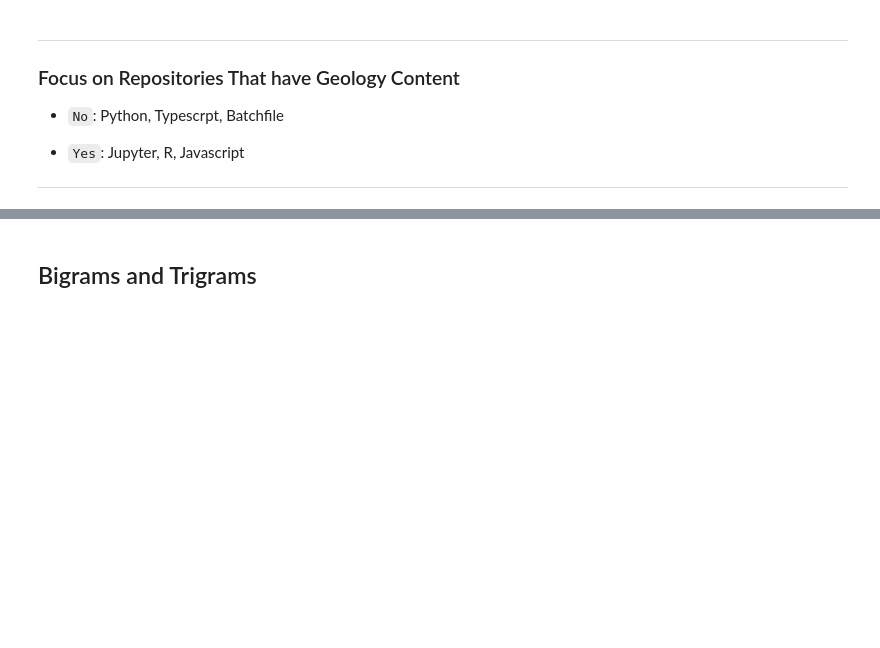
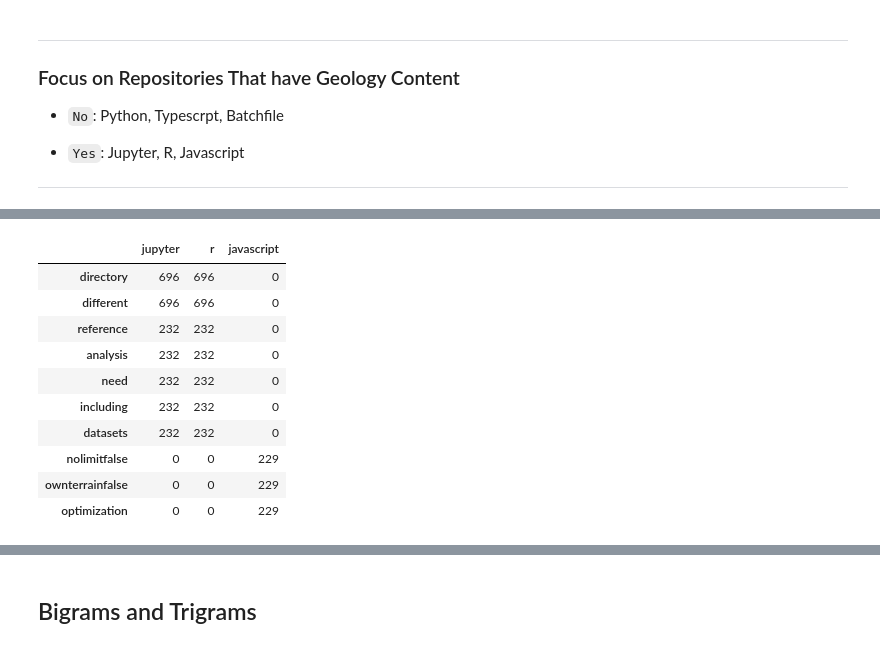
Before and after one commit to CSolitaire/side_projects, a Jupyter notebook: Web Scrapper Project.ipynb, the cells around one changed output, grey strips where cells are left out. Saved outputs shown, nothing was run; the diff lists cells and outputs as text; code cells hidden in the pictures; blank space fills up the shorter version.

```diff
--- a/Web Scrapper Project.ipynb
+++ b/Web Scrapper Project.ipynb
@@ -347,0 +370,15 @@ word_counts.head(20)
+# %%
+#These might be words to excude to make modeling easier
+word_counts[word_counts.r == word_counts.jupyter].sort_values(by='jupyter', ascending=False).head(10)
+# %% [output]
+|  | jupyter | r | javascript |
+| directory | 696 | 696 | 0 |
+| different | 696 | 696 | 0 |
+| reference | 232 | 232 | 0 |
+| analysis | 232 | 232 | 0 |
+| need | 232 | 232 | 0 |
+| including | 232 | 232 | 0 |
+| datasets | 232 | 232 | 0 |
+| nolimitfalse | 0 | 0 | 229 |
+| ownterrainfalse | 0 | 0 | 229 |
+| optimization | 0 | 0 | 229 |
```
Also changed, not shown: parts of 24 cells of this notebook, 2 other files.
